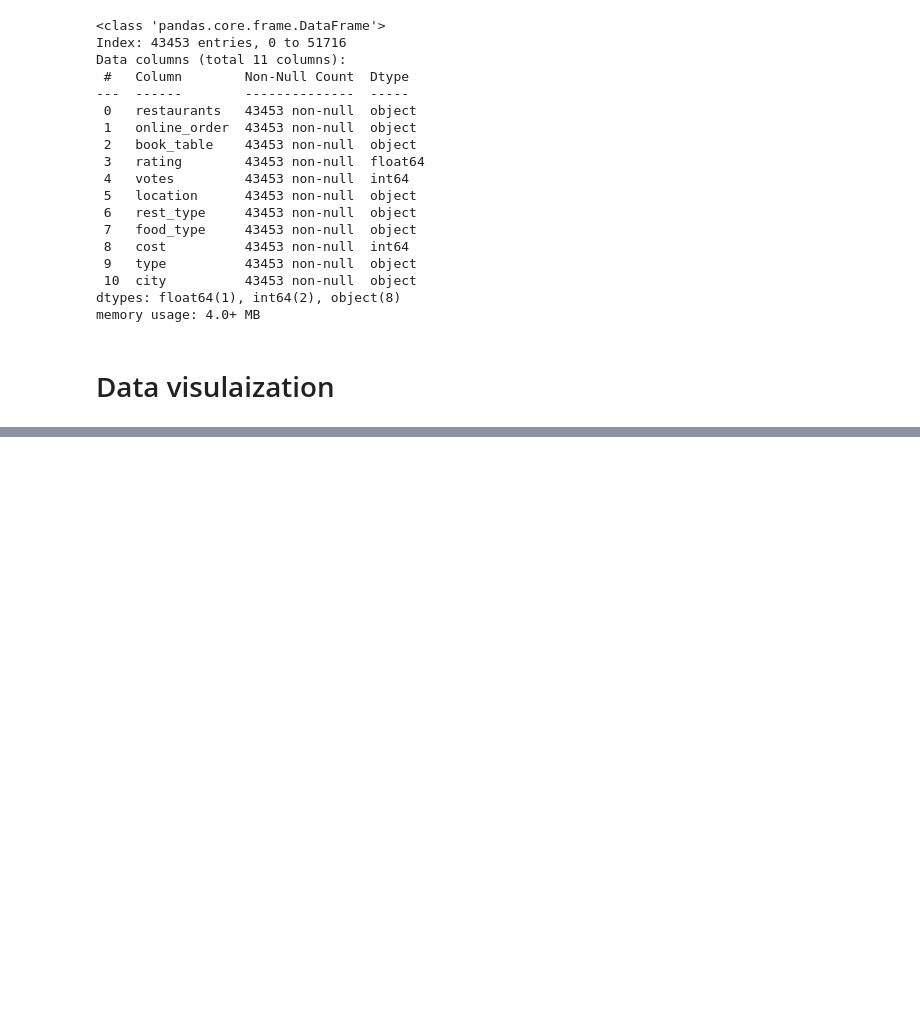
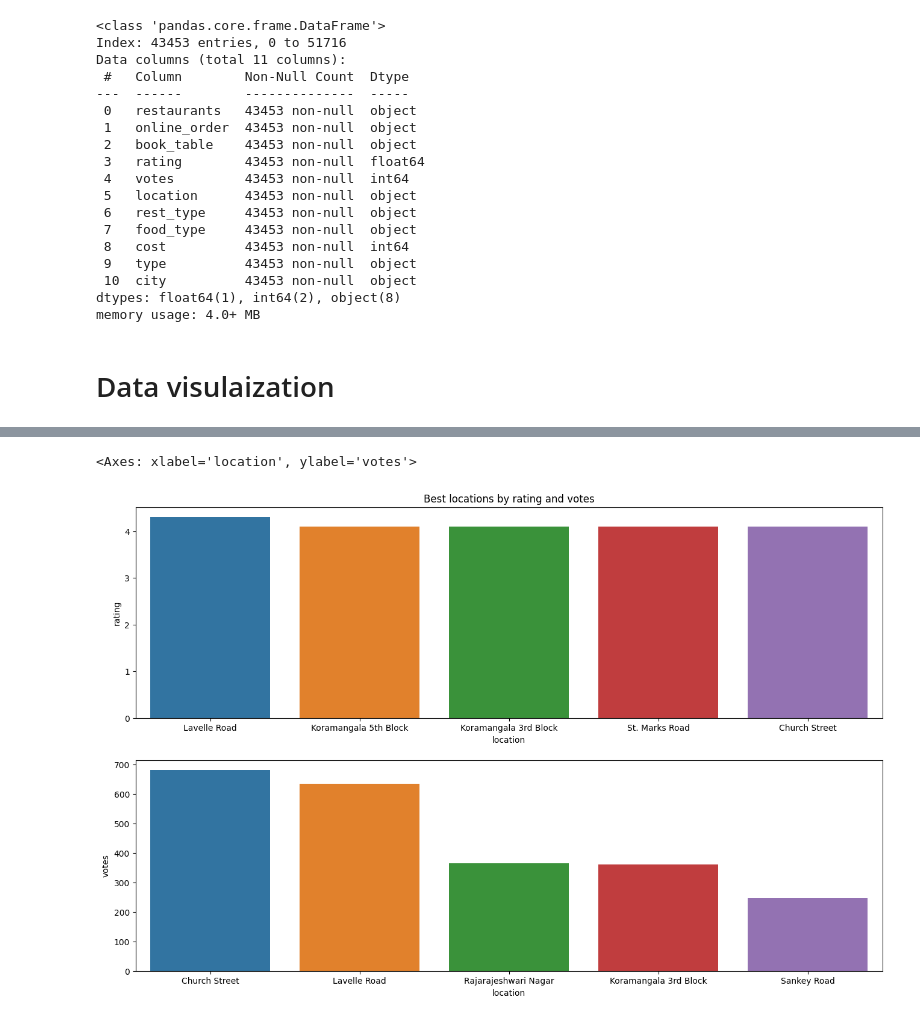
Before and after one commit to ksadia126/Zomato-reviews-EDA, a Jupyter notebook: zomato-reviews.ipynb, the cells around one changed output, grey strips where cells are left out. Drawn from its saved outputs; the diff is of its cells as text; code cells hidden in the pictures; blank space fills up the shorter version.

```diff
--- a/zomato-reviews.ipynb
+++ b/zomato-reviews.ipynb
@@ -338,0 +357,14 @@ zmt.to_csv('./zomato_clean_data.csv')
+# %%
+plt.figure(figsize=(16,10))
+ax= plt.subplot(2,1,1)
+loc_rating=zmt.groupby('location').agg({'rating':'median'})
+rating_sorted_loc=loc_rating.sort_values('rating',ascending=False).head(5).reset_index()
+sns.barplot(x='location',y='rating', data=rating_sorted_loc)
+ax.set_title("Best locations by rating and votes")
+ax= plt.subplot(2,1,2)
+loc_votes=zmt.groupby('location').agg({'votes':'median'})
+votes_sorted_loc=loc_votes.sort_values('votes',ascending=False).head(5).reset_index()
+sns.barplot(x='location',y='votes', data=votes_sorted_loc)
+# %% [output]
+<Axes: xlabel='location', ylabel='votes'>
+[figure, added]
```
Also changed, not shown: parts of 6 cells of this notebook.
